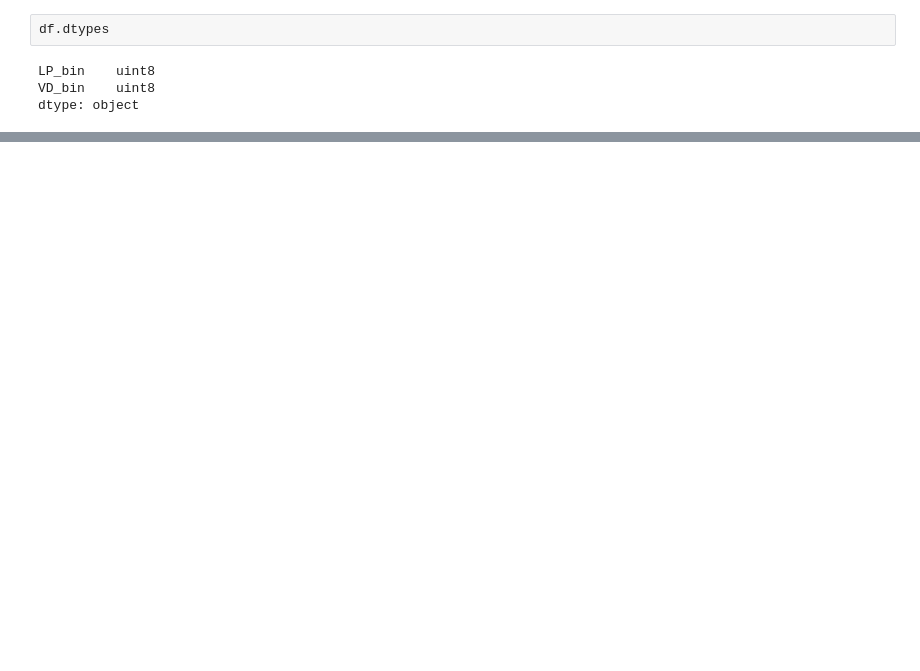
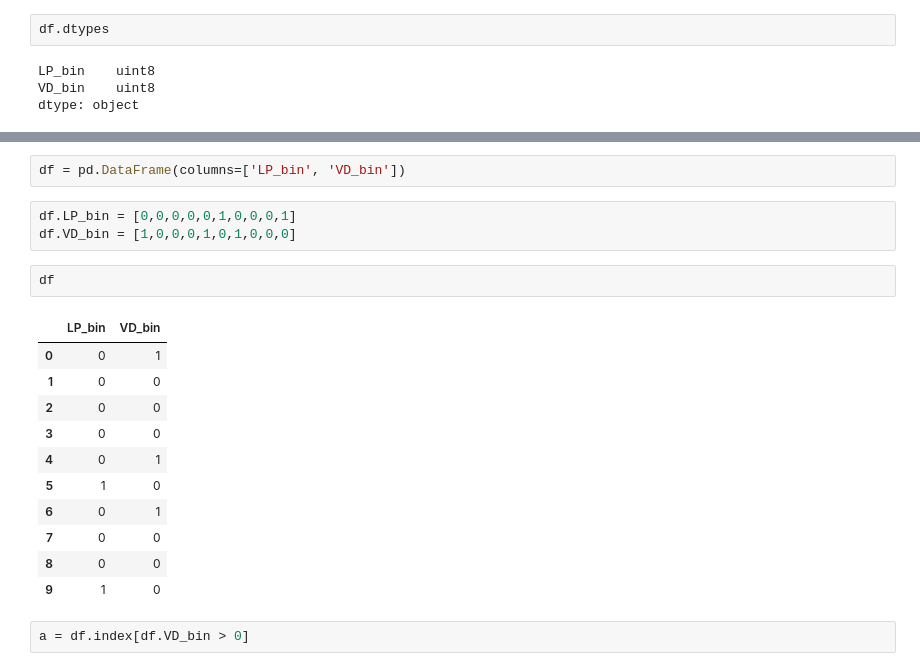
Before and after one commit to OscarGB/MUCD-TI, a Jupyter notebook: TI_practica.ipynb, the cells around one changed output, grey strips where cells are left out. Saved outputs shown, nothing was run; the diff lists cells and outputs as text; blank space fills up the shorter version.

```diff
--- a/TI_practica.ipynb
+++ b/TI_practica.ipynb
@@ -71,0 +81,21 @@ Calculado: resolución=8, ventana=8 en la posicion[7][7], valor=0.00811878979801
+# %%
+df = pd.DataFrame(columns=['LP_bin', 'VD_bin'])
+# %%
+df.LP_bin = [0,0,0,0,0,1,0,0,0,1]
+df.VD_bin = [1,0,0,0,1,0,1,0,0,0]
+# %%
+df
+# %% [output]
+|  | LP_bin | VD_bin |
+| 0 | 0 | 1 |
+| 1 | 0 | 0 |
+| 2 | 0 | 0 |
+| 3 | 0 | 0 |
+| 4 | 0 | 1 |
+| 5 | 1 | 0 |
+| 6 | 0 | 1 |
+| 7 | 0 | 0 |
+| 8 | 0 | 0 |
+| 9 | 1 | 0 |
+# %%
+a = df.index[df.VD_bin > 0]
```
Also changed, not shown: parts of 11 cells of this notebook, 3 other files.
